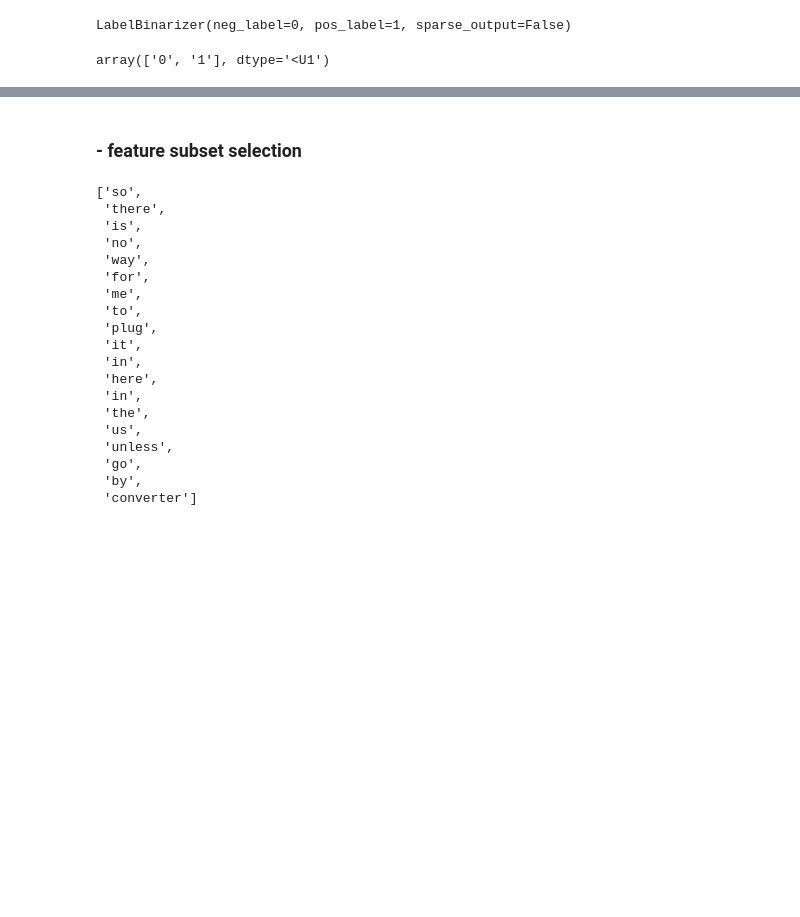
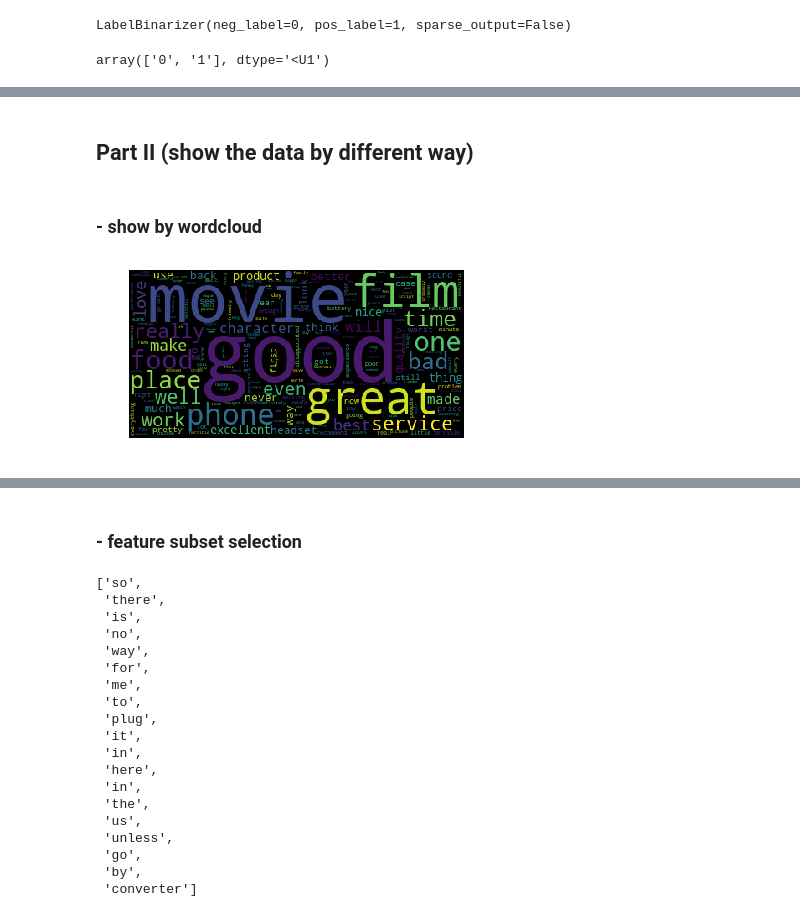
Before and after one commit to qaz20031616/dm_2018_hw_1, a Jupyter notebook: 陳瑋_105022214.ipynb, the cells around one changed output, grey strips where cells are left out. Cells and saved outputs as stored; diff of their text form; code cells hidden in the pictures; blank space fills up the shorter version.

```diff
--- a/陳瑋_105022214.ipynb
+++ b/陳瑋_105022214.ipynb
@@ -761,0 +769,12 @@ dt[0:9]
+# %% [markdown]
+## Part II (show the data by different way)
+# %% [markdown]
+### - show by wordcloud
+# %%
+from wordcloud import WordCloud
+wordcloud = WordCloud().generate(' '.join(dt['text']))
+plt.imshow(wordcloud)
+plt.axis("off")
+plt.show()
+# %% [output]
+[figure, added]
```
Also changed, not shown: parts of 24 cells of this notebook.
